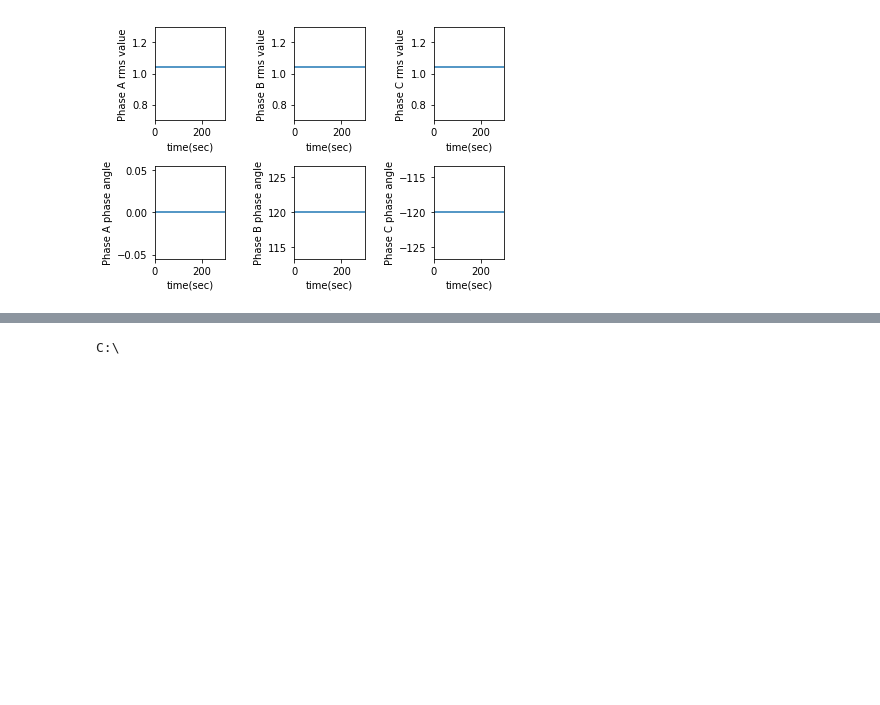
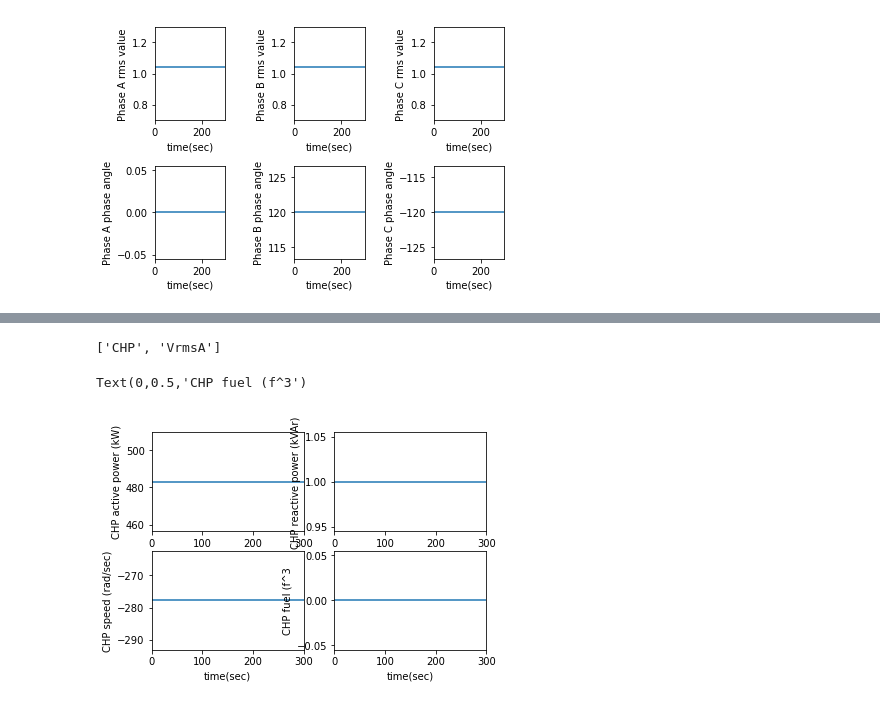
Before and after one commit to Quantanalyst/du-project, a Jupyter notebook: Codetests.ipynb, the cells around one changed output, grey strips where cells are left out. Drawn from its saved outputs; the diff is of its cells as text; code cells hidden in the pictures; blank space fills up the shorter version.

```diff
--- a/Codetests.ipynb
+++ b/Codetests.ipynb
@@ -162,8 +139,61 @@ devicelist[(len(devicelist))-20:len(devicelist)]
-# %%
-import os
-
-os.getcwd()
-os.chdir("..")
-print(os.path.abspath(os.curdir))
-# %% [output]
-C:\
+# %%
+devicelist[744]
+# %% [output]
+['CHP', 'VrmsA']
+# %%
+# plotting generation resources
+
+
+## import libraries
+import numpy as np
+import pandas as pd
+import matplotlib.pyplot as plt
+%matplotlib inline
+
+        # print(path)
+        # read the info from HR info excel file
+infoloc = "C:\\Users\\Saeed Mohajeryami\\Dropbox\\DOE project\\Data from Dr\\BCM HIL PI Point List Draft 1 - 20161108.xlsx"
+measurement = pd.read_excel(infoloc, sheet_name='Measurement')
+        ### read AI1 data set
+Fileloc = "C:\\Users\\Saeed Mohajeryami\\Dropbox\\DOE project\\tests\\3.1 AI-1.csv"
+AI1 = pd.read_csv(Fileloc)
+
+        ## creating a dataset of desired values to be plotted
+CHPP = AI1[str(730)][1:]
+CHPQ = AI1[str(731)][1:]
+CHPS = AI1[str(732)][1:]
+CHPF = AI1[str(733)][1:]
+time = pd.DataFrame(np.arange(1, len(CHPP) + 1))
+
+        ############# plotting voltage  #############
+fig, axes = plt.subplots(nrows=2, ncols=2)  ## create a subplot
+        # st = fig.suptitle("F_11 Breaker Voltage", fontsize="x-large")
+
+        ## plot CHP kW
+axes[0, 0].plot(time, CHPP.apply(lambda x: int(x) / 1))
+axes[0, 0].set_xlim([0, 300])
+        #axes[0, 0].set_ylim([0.7, 1.3])
+axes[0, 0].set_xlabel('time(sec)')
+axes[0, 0].set_ylabel('CHP active power (kW)')
+
+        ## plot CHP kVAr
+axes[0, 1].plot(time, CHPQ.apply(lambda x: int(x) / 1))
+axes[0, 1].set_xlim([0, 300])
+axes[0, 1].set_xlabel('time(sec)')
+axes[0, 1].set_ylabel('CHP reactive power (kVAr)')
+
+        ## plot CHP Speed
+axes[1, 0].plot(time, CHPS.apply(lambda x: int(x) / 100))
+axes[1, 0].set_xlim([0, 300])
+        #axes[0, 1].set_ylim([0.7, 1.3])
+axes[1, 0].set_xlabel('time(sec)')
+axes[1, 0].set_ylabel('CHP speed (rad/sec)')
+
+        ## plot CHP fuel
+axes[1, 1].plot(time, CHPF.apply(lambda x: int(x) / 100))
+axes[1, 1].set_xlim([0, 300])
+axes[1, 1].set_xlabel('time(sec)')
+axes[1, 1].set_ylabel('CHP fuel (f^3')
+# %% [output]
+Text(0,0.5,'CHP fuel (f^3')
+[figure, added]
```
Also changed, not shown: parts of 2 cells of this notebook, 6 other files.
